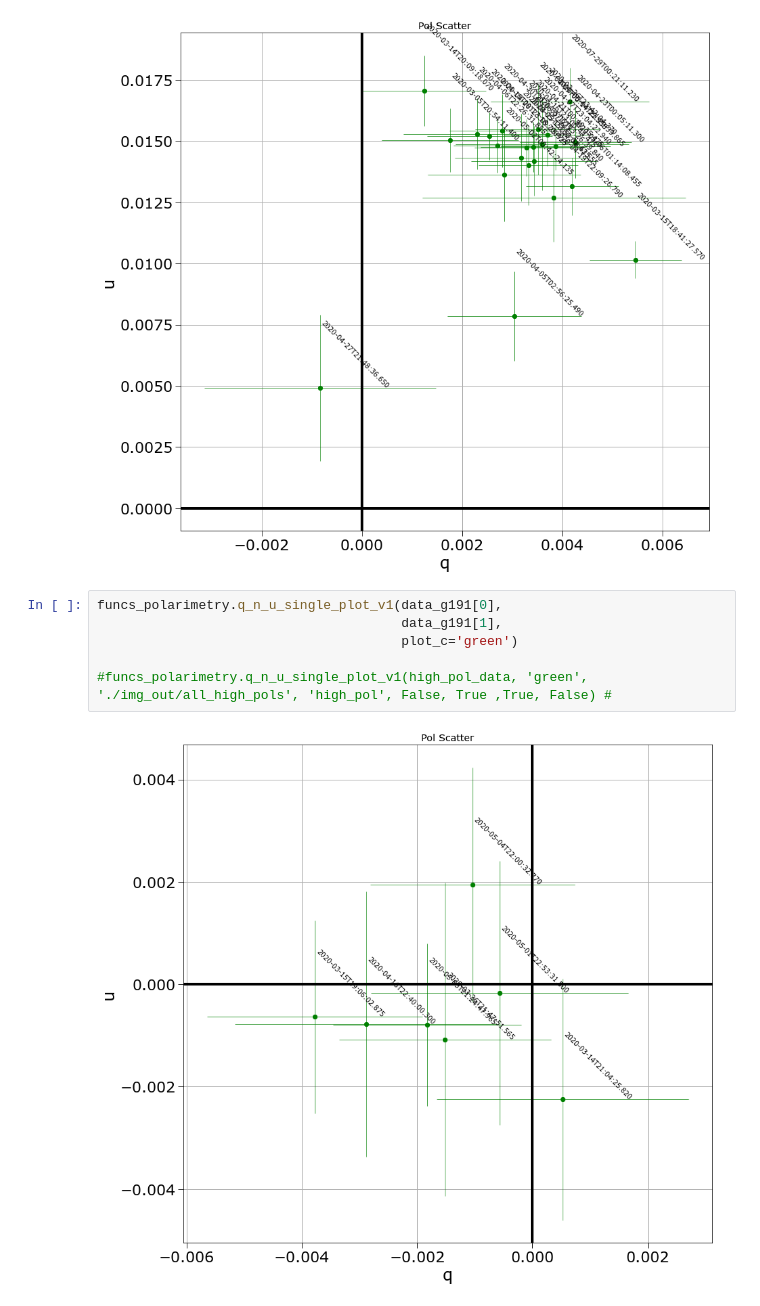
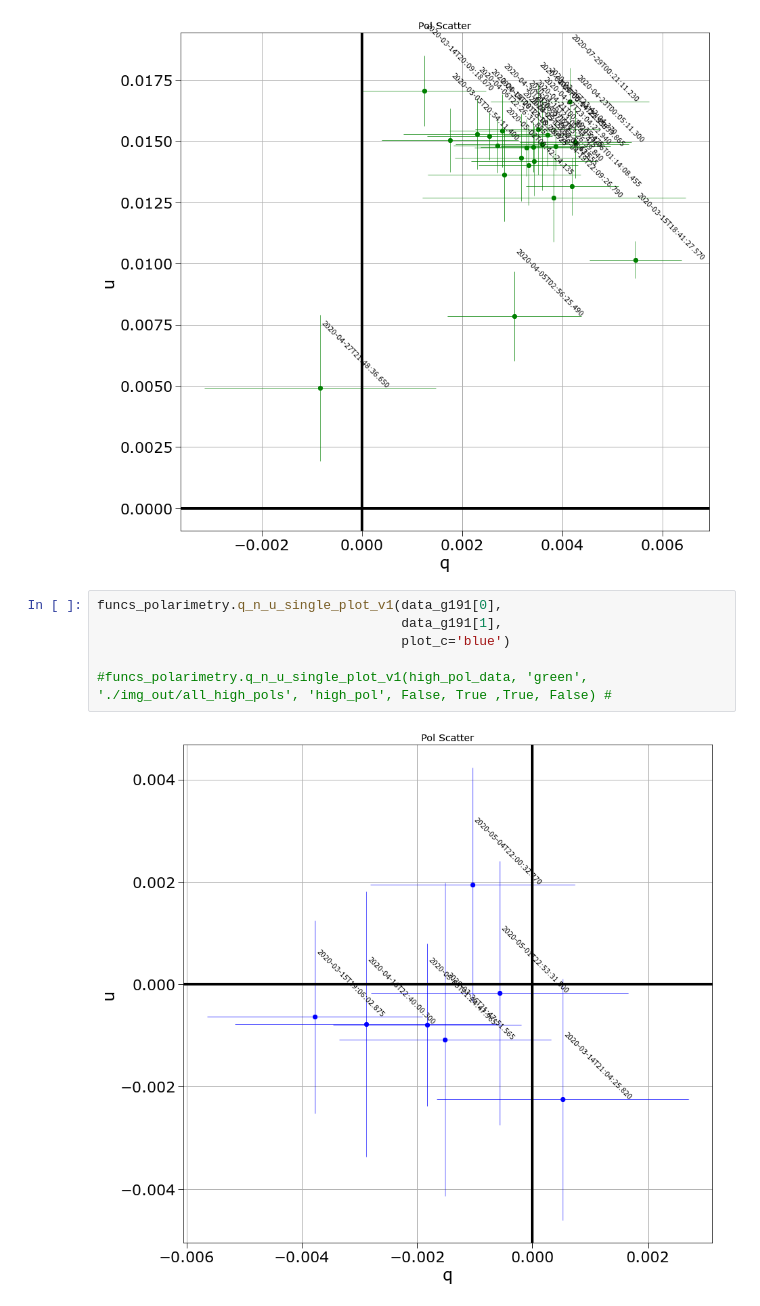
Before and after one commit to coderXmachina2/Suhora_polarimety, a Jupyter notebook: polarimetry_3.ipynb, the cells around one changed output. Drawn from its saved outputs; the diff is of its cells as text.

```diff
--- a/polarimetry_3.ipynb
+++ b/polarimetry_3.ipynb
@@ -200,8 +237,8 @@ funcs_polarimetry.q_n_u_single_plot_v1(data_hd2158[0],
 # %%
 funcs_polarimetry.q_n_u_single_plot_v1(data_g191[0],
                                        data_g191[1],
-                                       plot_c='green')
+                                       plot_c='blue')
 
 #funcs_polarimetry.q_n_u_single_plot_v1(high_pol_data, 'green', './img_out/all_high_pols', 'high_pol', False, True ,True, False) #
 # %% [output]
-[figure, old version]
+[figure, new version]
```
Also changed, not shown: parts of 7 cells of this notebook.
